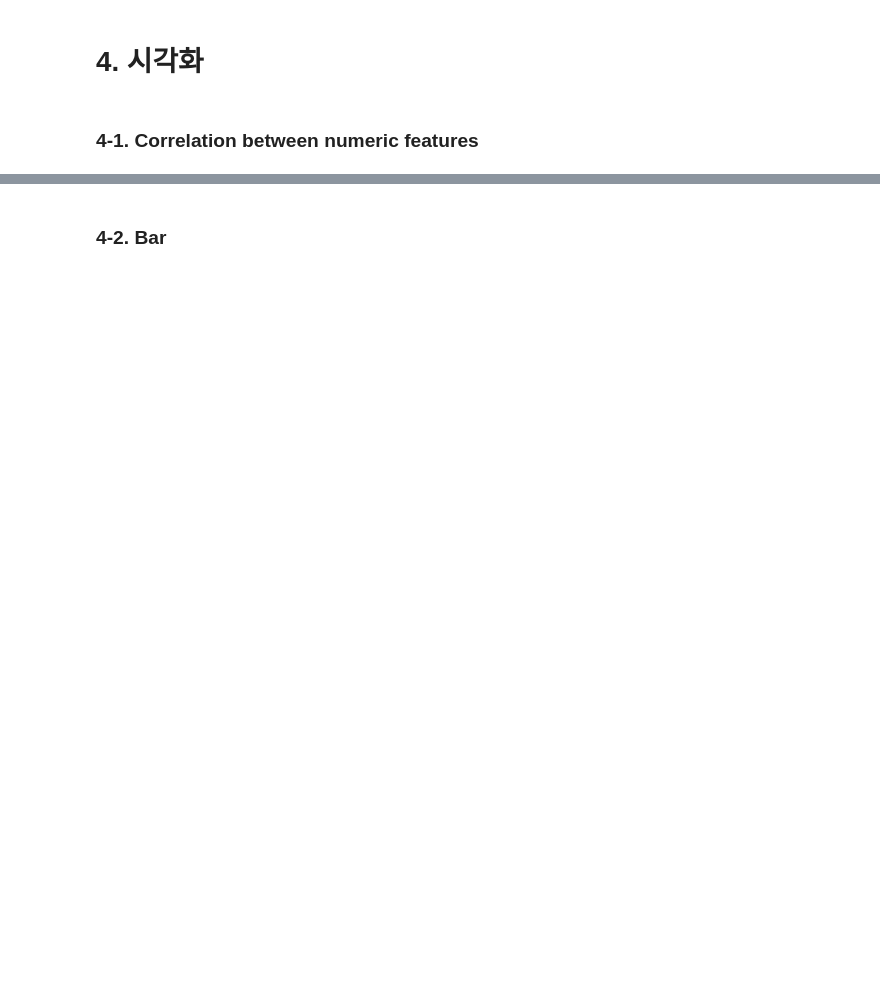
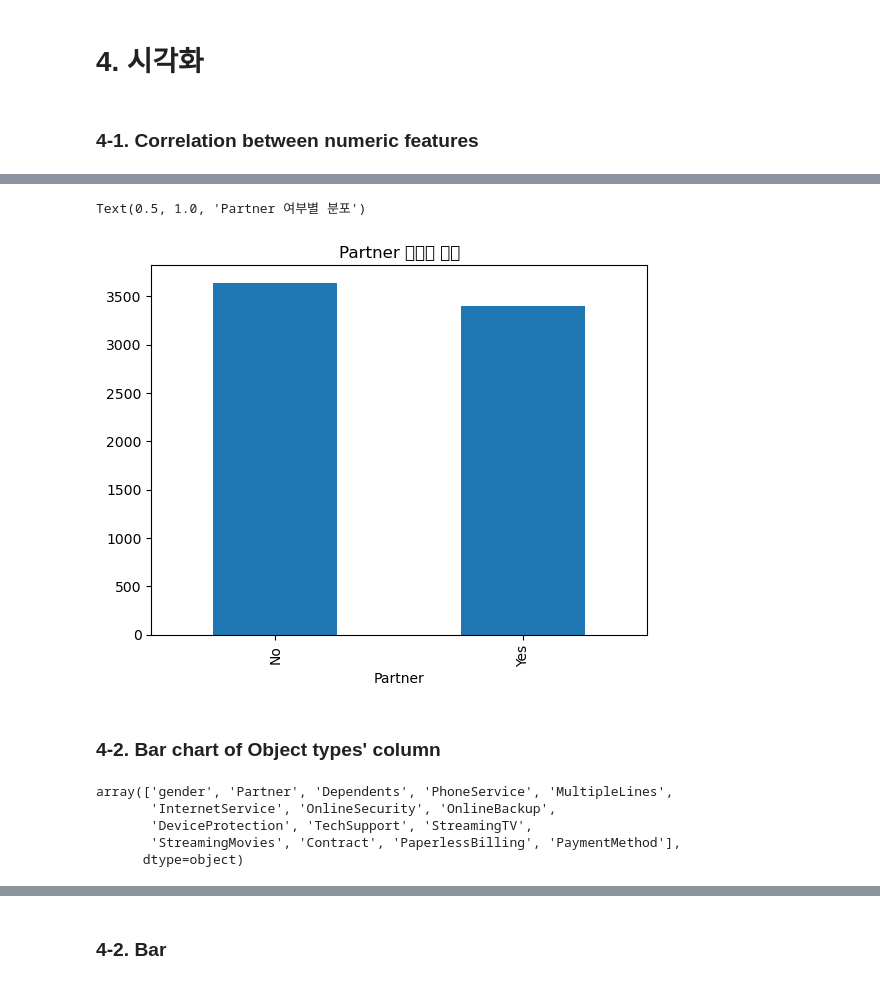
Before and after one commit to imjiwonim/multicam_python, a Jupyter notebook: 25_데이터 분석 실습_통신사 이탈 고객 분석.ipynb, the cells around one changed output, grey strips where cells are left out. Saved outputs shown, nothing was run; the diff lists cells and outputs as text; code cells hidden in the pictures; blank space fills up the shorter version.

```diff
--- a/25_데이터 분석 실습_통신사 이탈 고객 분석.ipynb
+++ b/25_데이터 분석 실습_통신사 이탈 고객 분석.ipynb
@@ -276,0 +350,17 @@ plt.show()
+# %%
+df['Partner'].value_counts().plot(kind='bar')
+plt.title('Partner 여부별 분포')
+# %% [output]
+Text(0.5, 1.0, 'Partner 여부별 분포')
+[figure, added]
+# %% [markdown]
+### 4-2. Bar chart of Object types' column
+# %%
+# Object 타입의 컬럼
+df.select_dtypes('O').columns.values
+# %% [output]
+array(['gender', 'Partner', 'Dependents', 'PhoneService', 'MultipleLines',
+       'InternetService', 'OnlineSecurity', 'OnlineBackup',
+       'DeviceProtection', 'TechSupport', 'StreamingTV',
+       'StreamingMovies', 'Contract', 'PaperlessBilling', 'PaymentMethod'],
+      dtype=object)
```
Also changed, not shown: parts of 24 cells of this notebook.
